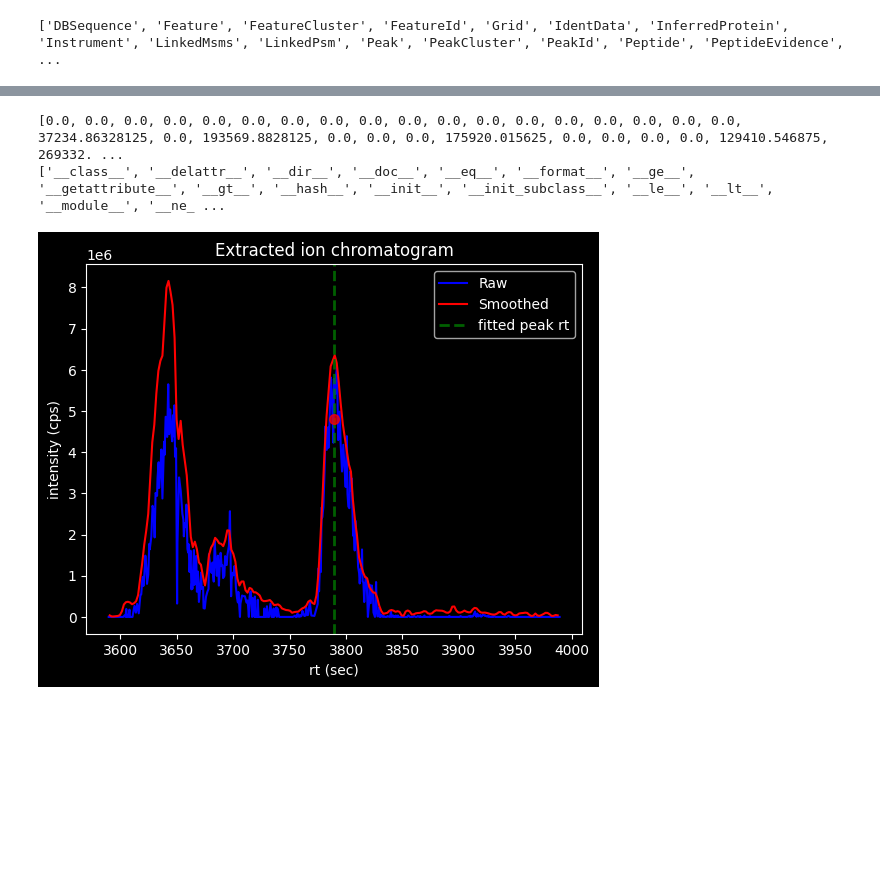
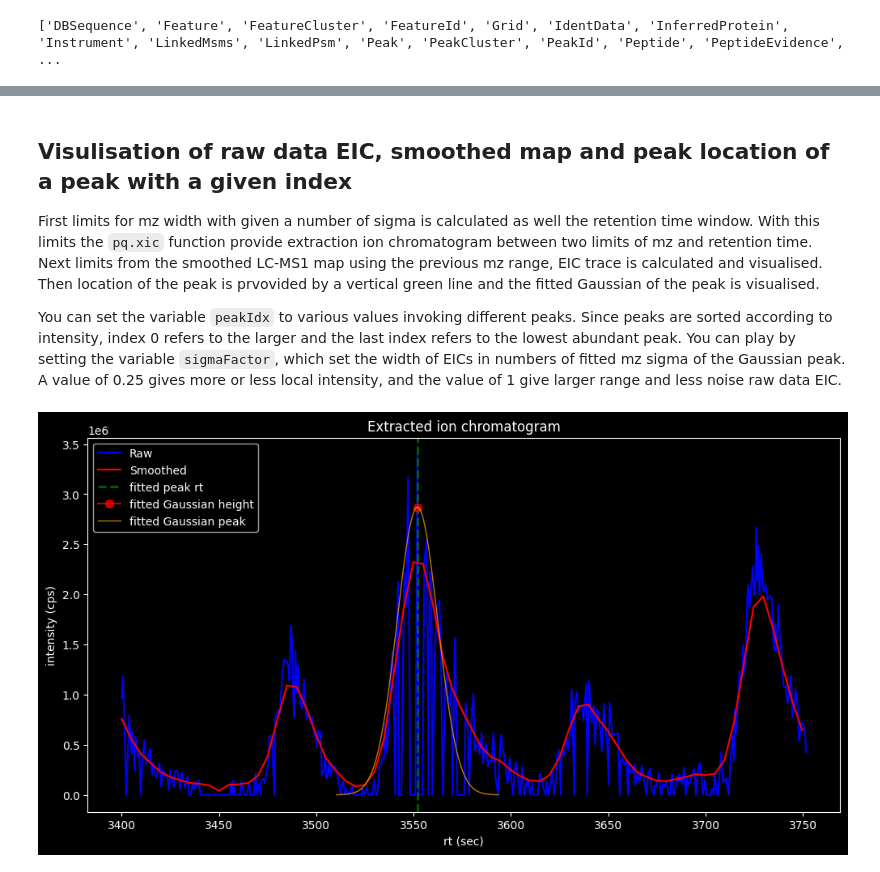
Before and after one commit to PASTAQ-MS/PASTAQ, a Jupyter notebook: examples/pastaqExamples.ipynb, the cells around one changed output, grey strips where cells are left out. Cells and saved outputs as stored; diff of their text form; code cells hidden in the pictures; blank space fills up the shorter version.

Commit message:
Updated PASTAQ tutorial with retention alignment, visualisation of key ascpect of the data and explanations in markdown.

```diff
--- a/examples/pastaqExamples.ipynb
+++ b/examples/pastaqExamples.ipynb
@@ -71,10 +76,8 @@ print(dir(pq))
 # %%
-grid1 = pq.resample(
-            lcmsData1,
-            params['num_samples_mz'],
-            params['num_samples_rt'],
-            params['smoothing_coefficient_mz'],
-            params['smoothing_coefficient_rt'],
-)
+grid1 = pq.resample(lcmsData1, params['num_samples_mz'], params['num_samples_rt'], params['smoothing_coefficient_mz'], params['smoothing_coefficient_rt'])
+grid2 = pq.resample(lcmsData2, params['num_samples_mz'], params['num_samples_rt'], params['smoothing_coefficient_mz'], params['smoothing_coefficient_rt'])
+
+# plot the smoothed LC-MS map for dataset 1
+print('First dataset')
 pq.plot_mesh(grid1, transform='sqrt', figure=None)
 # %% [output]
@@ -119,31 +130,41 @@ pq.plot_peak_raw_points(
+# %% [markdown]
+## Visulisation of raw data EIC, smoothed map and peak location of a peak with a given index
+First limits for mz width with given a number of sigma is calculated as well the retention time window. With this limits the `pq.xic` function provide extraction ion chromatogram between two limits of mz and retention time. Next limits from the smoothed LC-MS1 map using the previous mz range, EIC trace is calculated and visualised. Then location of the peak is prvovided by a vertical green line and the fitted Gaussian of the peak is visualised.
+
+You can set the variable `peakIdx` to various values invoking different peaks. Since peaks are sorted according to intensity, index 0 refers to the larger and the last index refers to the lowest abundant peak. You can play by setting the variable `sigmaFactor`, which set the width of EICs in numbers of fitted mz sigma of the Gaussian peak. A value of 0.25 gives more or less local intensity, and the value of 1 give larger range and less noise raw data EIC.
 # %%
-peakIdx = 255
-lowBoundmz = peaks1[peakIdx].fitted_mz-peaks1[peakIdx].fitted_sigma_mz
-highBoundmz = peaks1[peakIdx].fitted_mz+peaks1[peakIdx].fitted_sigma_mz
+peakIdx = 155
+sigmFactor = 0.25 #0.25 gives more or less local intensity, 1 give larger range and less noise raw data EIC
+
+lowBoundmz = peaks1[peakIdx].fitted_mz-sigmFactor*peaks1[peakIdx].fitted_sigma_mz
+highBoundmz = peaks1[peakIdx].fitted_mz+sigmFactor*peaks1[peakIdx].fitted_sigma_mz
 lowBoundrt = peaks1[peakIdx].fitted_rt-200
 highBoundrt = peaks1[peakIdx].fitted_rt+200
-xic = pq.xic(lcmsData1, lowBoundmz, highBoundmz, lowBoundrt, highBoundrt)
-print(xic.intensity)
+xic1 = pq.xic(lcmsData1, lowBoundmz, highBoundmz, lowBoundrt, highBoundrt)
 
 np.array(grid1.bins_mz, dtype=np.float64)
-indices_mz = [i for i, val in enumerate(np.array(grid1.bins_mz, dtype=np.float64)) if lowBoundmz < val < highBoundmz]
-indices_rt = [i for i, val in enumerate(np.array(grid1.bins_rt, dtype=np.float64)) if lowBoundrt < val < highBoundrt]
+indices_mz1 = [i for i, val in enumerate(np.array(grid1.bins_mz, dtype=np.float64)) if lowBoundmz < val < highBoundmz]
+indices_rt1 = [i for i, val in enumerate(np.array(grid1.bins_rt, dtype=np.float64)) if lowBoundrt < val < highBoundrt]
 xicGrid = np.array(grid1.data).reshape(grid1.m, grid1.n)
-xicGridi = xicGrid[indices_rt][:, indices_mz]
-xicGridis = np.sum(xicGridi, axis=1)
-xicGridrt = np.array(grid1.bins_rt, dtype=np.float64)[indices_rt]
+xicGridi1 = xicGrid[indices_rt1][:, indices_mz1]
+xicGridis1 = np.sum(xicGridi1, axis=1)
+xicGridrt1 = np.array(grid1.bins_rt, dtype=np.float64)[indices_rt1]
 
-plt.plot(xic.retention_time, xic.intensity, label='Raw', alpha=1, color='blue')
-plt.plot(xicGridrt, xicGridis, label='Smoothed', alpha=1, color='red')
+plt.figure(figsize=(12, 6))  # Set the figure size
+plt.plot(xic1.retention_time, xic1.intensity, label='Raw', alpha=1, color='blue')
+plt.plot(xicGridrt1, xicGridis1, label='Smoothed', alpha=1, color='red')
 plt.axvline(x=peaks1[peakIdx].fitted_rt, label='fitted peak rt', color='green', alpha=0.75, linestyle='--', linewidth=2)
-print(dir(peaks1[peakIdx]), peaks1[peakIdx].fitted_rt, peaks1[peakIdx].fitted_height)
-plt.plot(peaks1[peakIdx].fitted_rt, peaks1[peakIdx].fitted_height*2.3, marker='o', markersize=7, color='red', alpha=0.75)
+plt.plot(peaks1[peakIdx].fitted_rt, peaks1[peakIdx].fitted_height, label='fitted Gaussian height', marker='o', markersize=7, color='red', alpha=0.75)
+
+# Plot the Gaussian peak
+plot_gaussian(peaks1[peakIdx].fitted_rt, peaks1[peakIdx].fitted_sigma_rt, peaks1[peakIdx].fitted_height)
+
 plt.xlabel('rt (sec)')
 plt.ylabel('intensity (cps)')
 plt.title('Extracted ion chromatogram')
 plt.legend()
+
+# show the plot
 plt.show()
 # %% [output]
-[0.0, 0.0, 0.0, 0.0, 0.0, 0.0, 0.0, 0.0, 0.0, 0.0, 0.0, 0.0, 0.0, 0.0, 0.0, 0.0, 0.0, 0.0, 37234.86328125, 0.0, 193569.8828125, 0.0, 0.0, 0.0, 175920.015625, 0.0, 0.0, 0.0, 0.0, 129410.546875, 269332. ...
-['__class__', '__delattr__', '__dir__', '__doc__', '__eq__', '__format__', '__ge__', '__getattribute__', '__gt__', '__hash__', '__init__', '__init_subclass__', '__le__', '__lt__', '__module__', '__ne_ ...
-[figure, old version]
+[figure, new version]
```
Also changed, not shown: parts of 16 cells of this notebook, 1 other file.
